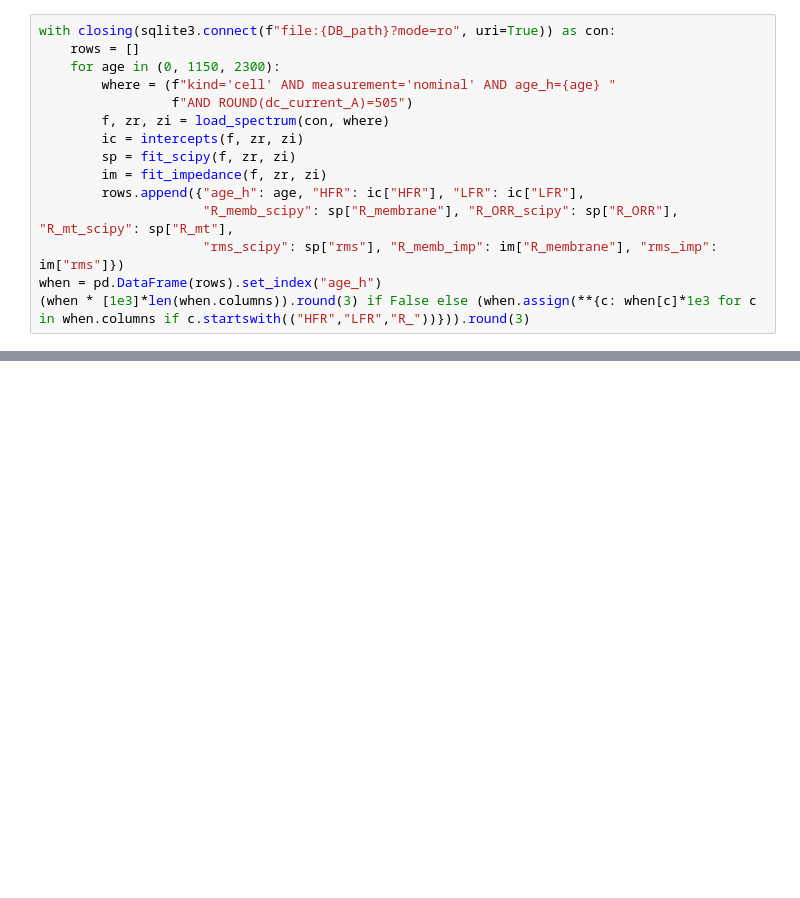
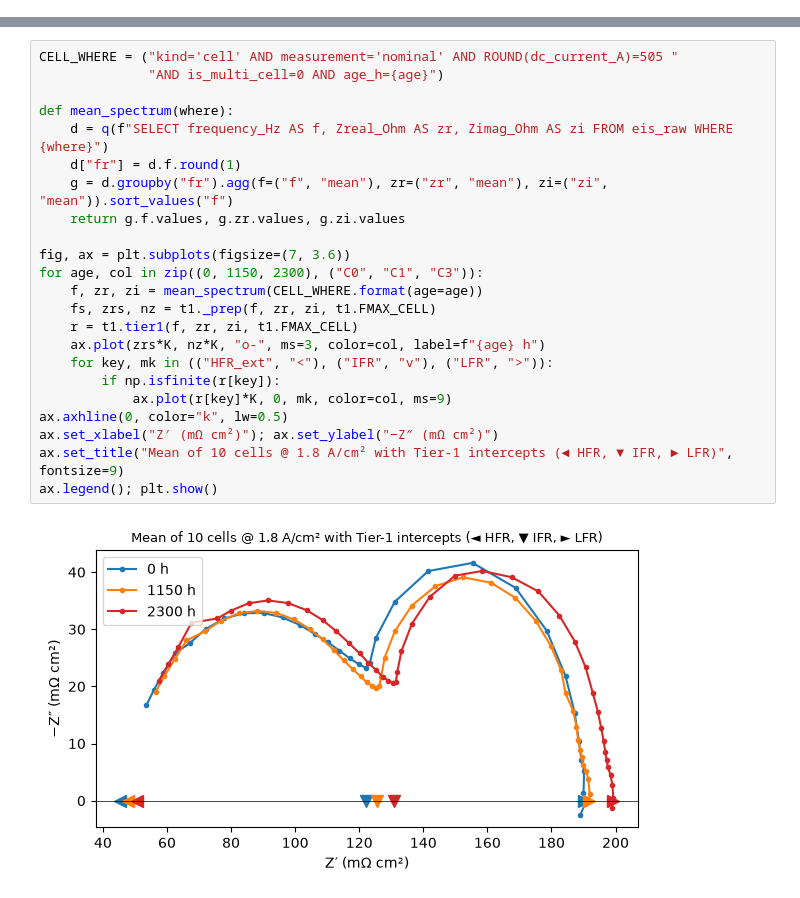
Before and after one commit to dangtom700/Cathode-Degradation-of-PEMFC, a Jupyter notebook: Notebooks/eis_analysis.ipynb, the cells around one changed output, grey strips where cells are left out. Cells and saved outputs as stored; diff of their text form; blank space fills up the shorter version.

```diff
--- a/Notebooks/eis_analysis.ipynb
+++ b/Notebooks/eis_analysis.ipynb
@@ -149,15 +0,0 @@ Compare the two fitters against the intercept backbone. `R_membrane` (= HFR) is
-# %%
-with closing(sqlite3.connect(f"file:{DB_path}?mode=ro", uri=True)) as con:
-    rows = []
-    for age in (0, 1150, 2300):
-        where = (f"kind='cell' AND measurement='nominal' AND age_h={age} "
-                 f"AND ROUND(dc_current_A)=505")
-        f, zr, zi = load_spectrum(con, where)
-        ic = intercepts(f, zr, zi)
-        sp = fit_scipy(f, zr, zi)
-        im = fit_impedance(f, zr, zi)
-        rows.append({"age_h": age, "HFR": ic["HFR"], "LFR": ic["LFR"],
-                     "R_memb_scipy": sp["R_membrane"], "R_ORR_scipy": sp["R_ORR"], "R_mt_scipy": sp["R_mt"],
-                     "rms_scipy": sp["rms"], "R_memb_imp": im["R_membrane"], "rms_imp": im["rms"]})
-when = pd.DataFrame(rows).set_index("age_h")
-(when * [1e3]*len(when.columns)).round(3) if False else (when.assign(**{c: when[c]*1e3 for c in when.columns if c.startswith(("HFR","LFR","R_"))})).round(3)
@@ -216,0 +86,25 @@ mean spatial fit rms: 0.0855
+# %%
+CELL_WHERE = ("kind='cell' AND measurement='nominal' AND ROUND(dc_current_A)=505 "
+              "AND is_multi_cell=0 AND age_h={age}")
+
+def mean_spectrum(where):
+    d = q(f"SELECT frequency_Hz AS f, Zreal_Ohm AS zr, Zimag_Ohm AS zi FROM eis_raw WHERE {where}")
+    d["fr"] = d.f.round(1)
+    g = d.groupby("fr").agg(f=("f", "mean"), zr=("zr", "mean"), zi=("zi", "mean")).sort_values("f")
+    return g.f.values, g.zr.values, g.zi.values
+
+fig, ax = plt.subplots(figsize=(7, 3.6))
+for age, col in zip((0, 1150, 2300), ("C0", "C1", "C3")):
+    f, zr, zi = mean_spectrum(CELL_WHERE.format(age=age))
+    fs, zrs, nz = t1._prep(f, zr, zi, t1.FMAX_CELL)
+    r = t1.tier1(f, zr, zi, t1.FMAX_CELL)
+    ax.plot(zrs*K, nz*K, "o-", ms=3, color=col, label=f"{age} h")
+    for key, mk in (("HFR_ext", "<"), ("IFR", "v"), ("LFR", ">")):
+        if np.isfinite(r[key]):
+            ax.plot(r[key]*K, 0, mk, color=col, ms=9)
+ax.axhline(0, color="k", lw=0.5)
+ax.set_xlabel("Z′ (mΩ cm²)"); ax.set_ylabel("−Z″ (mΩ cm²)")
+ax.set_title("Mean of 10 cells @ 1.8 A/cm² with Tier-1 intercepts (◄ HFR, ▼ IFR, ► LFR)", fontsize=9)
+ax.legend(); plt.show()
+# %% [output]
+[figure, added]
```
Also changed, not shown: parts of 36 cells of this notebook, 4 other files.
